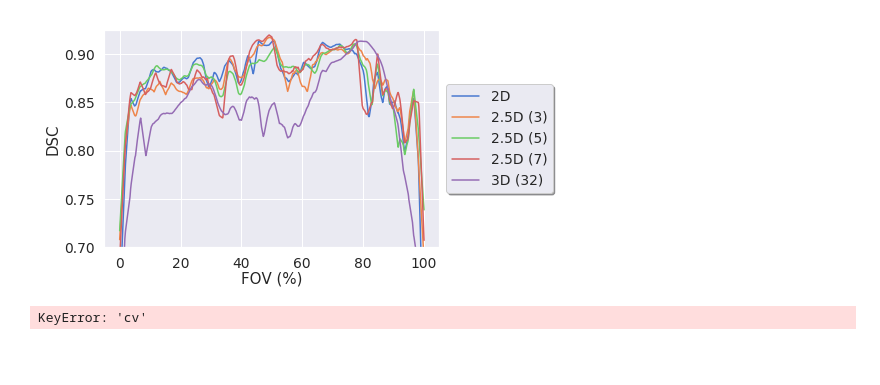
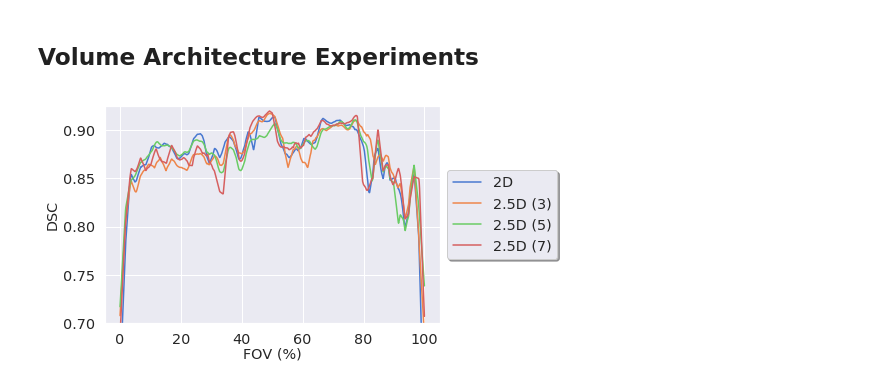
Before and after one commit to ad12/MedSegPy, a Jupyter notebook: analysis/exp_graphs.ipynb, the cells around one changed output. Saved outputs shown, nothing was run; the diff lists cells and outputs as text; code cells hidden in the pictures; blank space fills up the shorter version.

```diff
--- a/analysis/exp_graphs.ipynb
+++ b/analysis/exp_graphs.ipynb
@@ -7,20 +7,20 @@ Analysis for "Technical considerations of MSK femoral cartilage segmentation usi
 '''
 
 import sys
-sys.path.insert(0, '../')
 
 import matplotlib
 %matplotlib inline
 import matplotlib.pyplot as plt
 import seaborn as sns
-fsize = 15
-params = {'legend.fontsize': fsize*0.925,
-          'axes.labelsize': fsize,
-          'axes.titlesize':fsize*1.25,
-          'xtick.labelsize':fsize*0.925,
-          'ytick.labelsize':fsize*0.925 }
+fsize = 18
+params = {'legend.fontsize': fsize*0.8,
+          'axes.labelsize': fsize*0.8,
+          'axes.titlesize':fsize,
+          'xtick.labelsize':fsize*0.8,
+          'ytick.labelsize':fsize*0.8,
+          'savefig.dpi': 1000}
+
 sns.set(palette='pastel', rc=params)
-
 
 import os
 import numpy as np
@@ -28,10 +28,12 @@ import scipy.io as sio
 
 import seaborn as sns
 
-import utils
-from analysis import analysis_funcs as af
-from analysis import stats
-from analysis import exp_filepaths as ef
+import analysis_funcs as af
+import analysis_utils as autils
+import stats
+import exp_filepaths as ef
+
+bar_graph_kwargs = {'spacing': 1.0, 'sig_marker_size': 15}
 # %%
 # Define filepaths from central filepath
 ARCH_UNET = ef.ARCH_UNET
@@ -244,15 +174,12 @@ Dunn:
+# %% [markdown]
+## Volume Architecture Experiments
 # %%
 # TODO: inspect training/testing
 
 VOLUMES = {'filename': 'volume',
-         'keys': ['2D', '2.5D (3)', '2.5D (5)', '2.5D (7)', '3D (32)'],
-         '2D': VOLUME_2D, '2.5D (3)': VOLUME_2_5D_3, '2.5D (5)': VOLUME_2_5D_5, '2.5D (7)': VOLUME_2_5D_7, '3D (32)': VOLUME_3D}
+         'keys': ['2D', '2.5D (3)', '2.5D (5)', '2.5D (7)'],
+         '2D': VOLUME_2D, '2.5D (3)': VOLUME_2_5D_3, '2.5D (5)': VOLUME_2_5D_5, '2.5D (7)': VOLUME_2_5D_7}
 
 af.graph_slice_exp(VOLUMES, True, title='', show_error=False, ylim=[0.70, 0.925])
-stats.kruskal_dunn_analysis([VOLUME_2D, VOLUME_2_5D_3, VOLUME_2_5D_5, VOLUME_2_5D_7, VOLUME_3D], VOLUMES['keys'])
-stats.compare_metrics_v2([VOLUME_2D, VOLUME_2_5D_3, VOLUME_2_5D_5, VOLUME_2_5D_7, VOLUME_3D], VOLUMES['keys'], 'stats-volume')
-
-stats.kruskal_dunn_analysis([VOLUME_2D, VOLUME_2_5D_3, VOLUME_2_5D_5, VOLUME_2_5D_7], ['2D', '2.5D (3)', '2.5D (5)', '2.5D (7)'])
 # %% [output]
-[figure, old version]
+[figure, new version]
-KeyError: 'cv'
```
Also changed, not shown: parts of 15 cells of this notebook, 6 other files.
